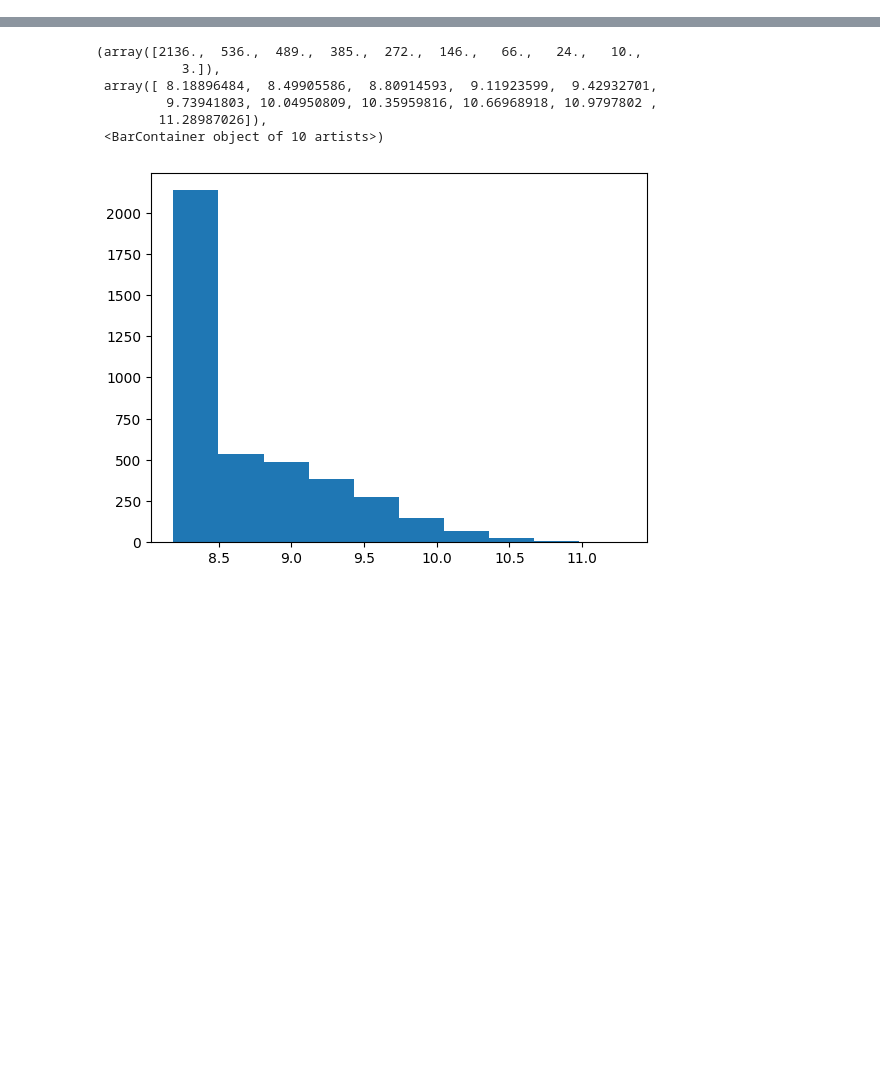
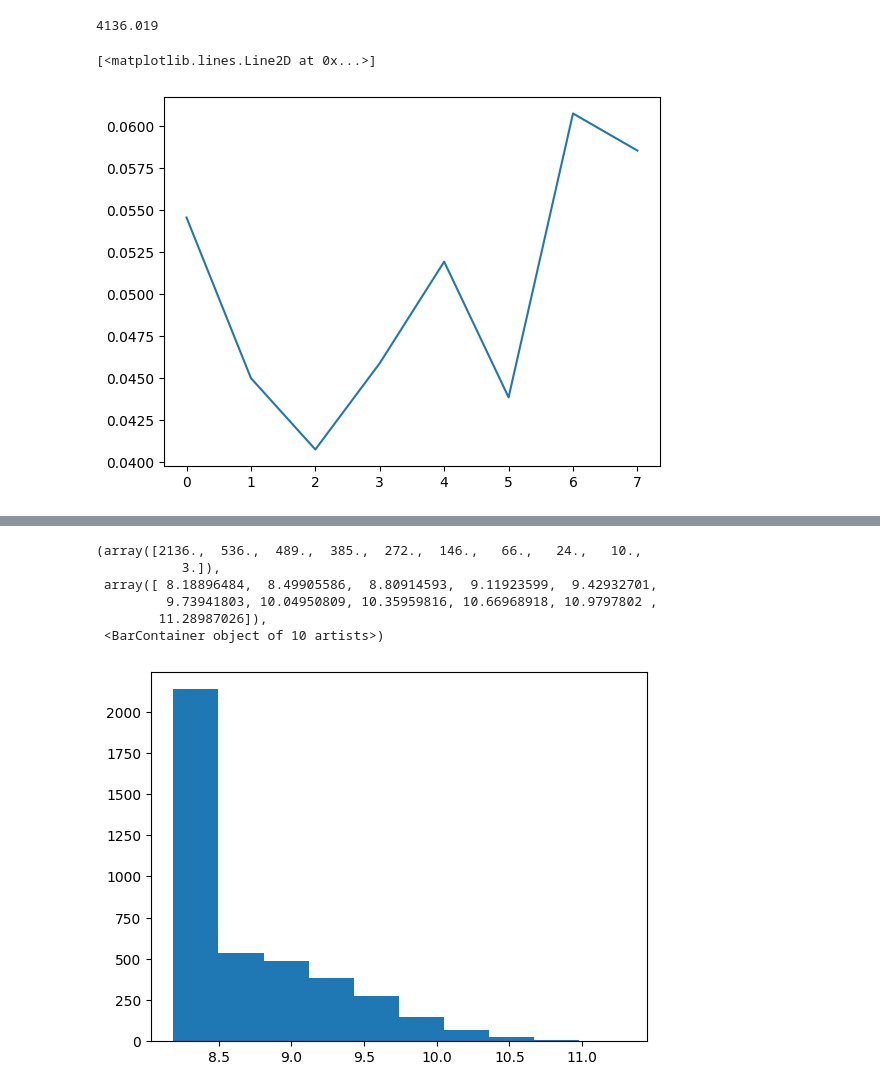
Before and after one commit to deprekate/NMERFISH, a Jupyter notebook: Human/QuantifyHTT_CAG_allfovs.ipynb, the cells around one changed output, grey strips where cells are left out. Cells and saved outputs as stored; diff of their text form; code cells hidden in the pictures; blank space fills up the shorter version.

```diff
--- a/Human/QuantifyHTT_CAG_allfovs.ipynb
+++ b/Human/QuantifyHTT_CAG_allfovs.ipynb
@@ -8,0 +127,16 @@ import pandas as pd
+# %%
+save_fls = glob.glob(r'\\192.168.0.96\bbfish124\HttHuman_Snonia__06_12_2023\CAG_quant\*_set5*.npz')
+meds = []
+meds_r = []
+for fl in save_fls:
+    dic = np.load(fl)
+    h_CAG_ = dic['h_CAG_']
+    h_HTT_ = dic['h_HTT_']
+    meds.append(np.mean(h_CAG_))
+    meds_r.append(np.mean(h_CAG_/h_HTT_))
+np.median(meds)
+#np.median(meds_r)
+# %% [output]
+4136.019
+# %%
+save_fls = glob.glob(r'\\192.168.0.96\bbfish124\HttHuman_Snonia__06_12_2023\CAG_quant\*_set5*.npz')
@@ -8,0 +145,14 @@ import pandas as pd
+# %%
+meds = []
+meds_r = []
+for fl in save_fls:
+    dic = np.load(fl)
+    h_CAG_ = dic['h_CAG_']
+    h_HTT_ = dic['h_HTT_']
+    meds.append(np.median(h_CAG_))
+    meds_r.append(np.median(h_CAG_/h_HTT_))
+# %%
+plt.plot(meds_r)
+# %% [output]
+[<matplotlib.lines.Line2D at 0x...>]
+[figure, added]
```
Also changed, not shown: parts of 13 cells of this notebook, 6 other files.
